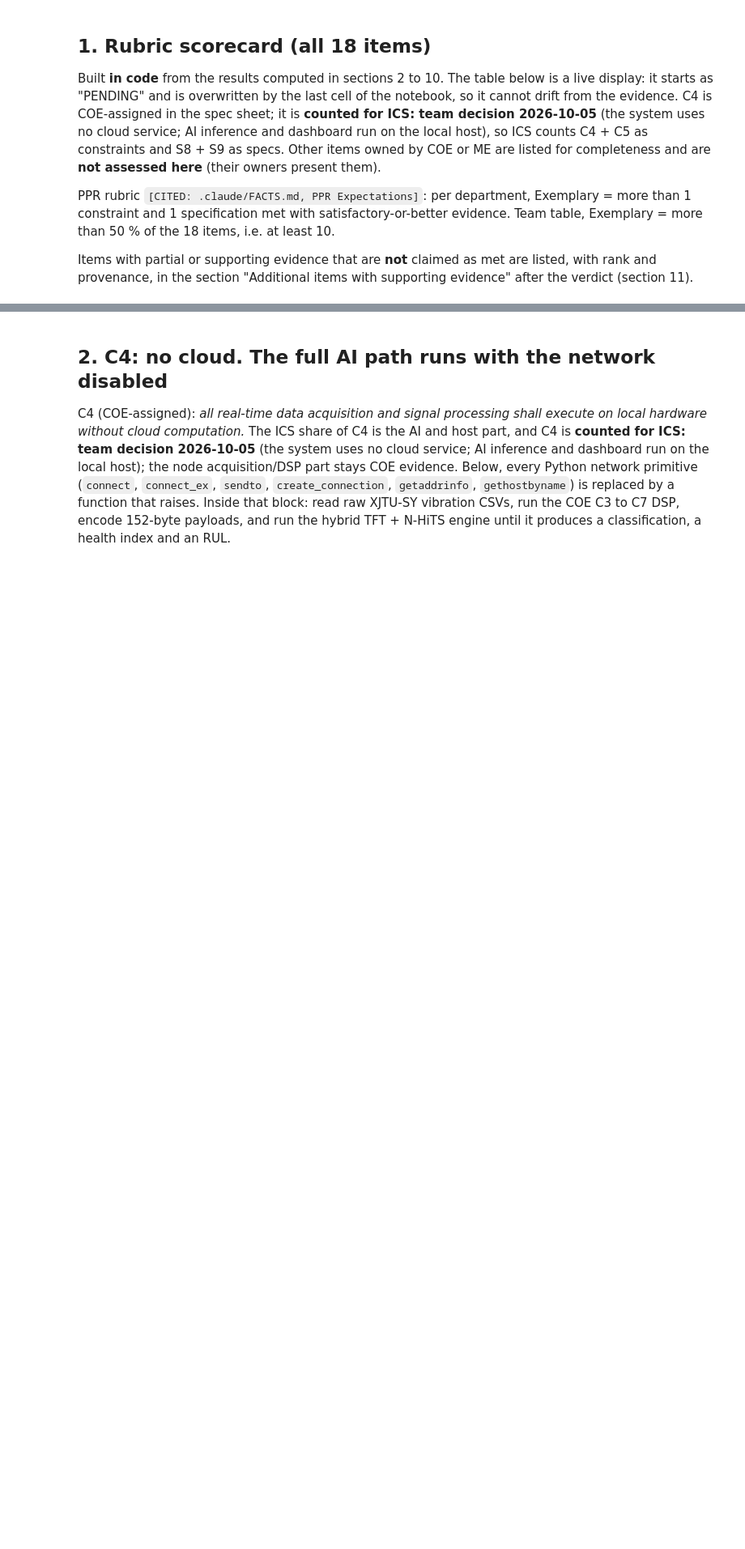
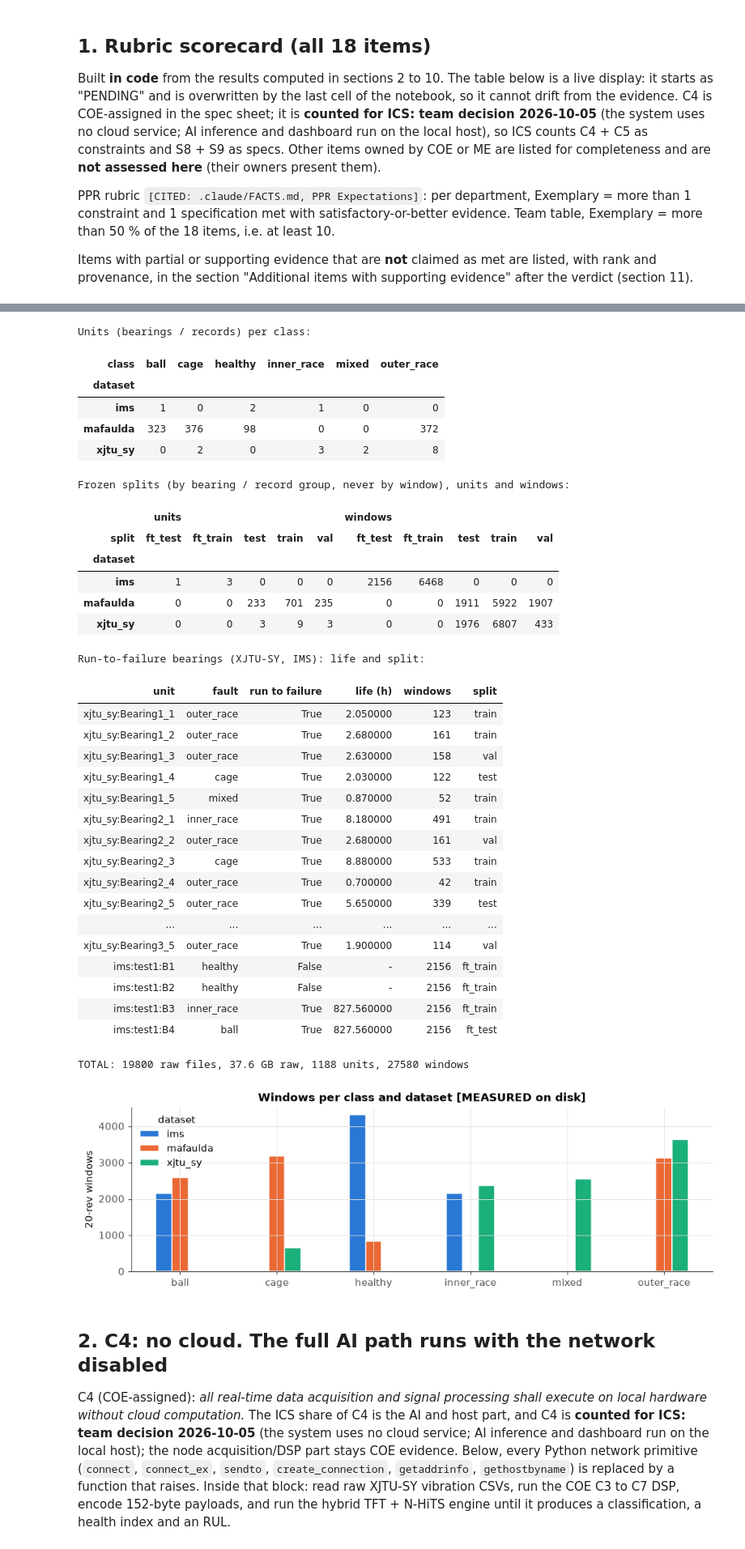
Before and after one commit to amussab/Digital-Twin-Senior-Proj, a Jupyter notebook: AI-engine/notebooks/PPR_ICS_Evidence.ipynb, the cells around one changed output, grey strips where cells are left out. Shown at 81% size. Saved outputs shown, nothing was run; the diff lists cells and outputs as text; code cells hidden in the pictures; blank space fills up the shorter version.

```diff
--- a/AI-engine/notebooks/PPR_ICS_Evidence.ipynb
+++ b/AI-engine/notebooks/PPR_ICS_Evidence.ipynb
@@ -124,0 +132,22 @@ NOT MET and reported as such: **S7** (RUL), **IS3** (classification), **IS2** (p
+# %%
+print("[CITED] dataset facts (publication / dataset page):")
+display(pd.DataFrame(H.DATASET_FACTS).set_index("dataset").style)
+print(H.FEMTO_CWRU_NOTE)
+inv = H.dataset_inventory(DATA)
+print("\n[MEASURED on disk] size of each dataset (raw = vibration files on disk; window = one 20-revolution window of one "
+      "biaxial bearing = 16 features). IMS raw includes tests 2-3 (single-axis, not used).")
+display(inv["size"].style.hide(axis="index"))
+print("Windows per class (one row per dataset):"); display(inv["classes"])
+print("Units (bearings / records) per class:"); display(inv["class_units"])
+print("Frozen splits (by bearing / record group, never by window), units and windows:")
+display(inv["splits"].pivot_table(index="dataset", columns="split", values=["units", "windows"], aggfunc="sum").fillna(0).astype(int))
+print("Run-to-failure bearings (XJTU-SY, IMS): life and split:")
+display(inv["lifetimes"].style.hide(axis="index").format(na_rep="-"))
+tot = inv["size"]
+print(f"TOTAL: {int(tot['raw files'].sum())} raw files, {tot['raw size (GB)'].sum():.1f} GB raw, "
+      f"{int(tot['units (bearing records)'].sum())} units, {int(tot['20-rev windows'].sum())} windows")
+fig, ax = plt.subplots(figsize=(9, 3))
+inv["classes"].T.plot.bar(ax=ax, color=H.PAL[:3], edgecolor="white")
+ax.set_ylabel("20-rev windows"); ax.set_xlabel(""); ax.set_title("Windows per class and dataset [MEASURED on disk]")
+plt.xticks(rotation=0); plt.tight_layout(); plt.show()
+# %% [output]
@@ -125,3 +173,36 @@ NOT MET and reported as such: **S7** (RUL), **IS3** (classification), **IS2** (p
+Units (bearings / records) per class:
+| class | ball | cage | healthy | inner_race | mixed | outer_race |
+| dataset |  |  |  |  |  |  |
+| ims | 1 | 0 | 2 | 1 | 0 | 0 |
+| mafaulda | 323 | 376 | 98 | 0 | 0 | 372 |
+| xjtu_sy | 0 | 2 | 0 | 3 | 2 | 8 |
+Frozen splits (by bearing / record group, never by window), units and windows:
+|  | units |  |  |  |  | windows |  |  |  |  |
+| split | ft_test | ft_train | test | train | val | ft_test | ft_train | test | train | val |
+| dataset |  |  |  |  |  |  |  |  |  |  |
+| ims | 1 | 3 | 0 | 0 | 0 | 2156 | 6468 | 0 | 0 | 0 |
+| mafaulda | 0 | 0 | 233 | 701 | 235 | 0 | 0 | 1911 | 5922 | 1907 |
+| xjtu_sy | 0 | 0 | 3 | 9 | 3 | 0 | 0 | 1976 | 6807 | 433 |
+Run-to-failure bearings (XJTU-SY, IMS): life and split:
+| unit | fault | run to failure | life (h) | windows | split |
+| xjtu_sy:Bearing1_1 | outer_race | True | 2.050000 | 123 | train |
+| xjtu_sy:Bearing1_2 | outer_race | True | 2.680000 | 161 | train |
+| xjtu_sy:Bearing1_3 | outer_race | True | 2.630000 | 158 | val |
+| xjtu_sy:Bearing1_4 | cage | True | 2.030000 | 122 | test |
+| xjtu_sy:Bearing1_5 | mixed | True | 0.870000 | 52 | train |
+| xjtu_sy:Bearing2_1 | inner_race | True | 8.180000 | 491 | train |
+| xjtu_sy:Bearing2_2 | outer_race | True | 2.680000 | 161 | val |
+| xjtu_sy:Bearing2_3 | cage | True | 8.880000 | 533 | train |
+| xjtu_sy:Bearing2_4 | outer_race | True | 0.700000 | 42 | train |
+| xjtu_sy:Bearing2_5 | outer_race | True | 5.650000 | 339 | test |
+| ... | ... | ... | ... | ... | ... |
+| xjtu_sy:Bearing3_5 | outer_race | True | 1.900000 | 114 | val |
+| ims:test1:B1 | healthy | False | - | 2156 | ft_train |
+| ims:test1:B2 | healthy | False | - | 2156 | ft_train |
+| ims:test1:B3 | inner_race | True | 827.560000 | 2156 | ft_train |
+| ims:test1:B4 | ball | True | 827.560000 | 2156 | ft_test |
+TOTAL: 19800 raw files, 37.6 GB raw, 1188 units, 27580 windows
+[figure, added]
 # %% [markdown]
 ## 2. C4: no cloud. The full AI path runs with the network disabled
 
```
Also changed, not shown: parts of 23 cells of this notebook, 3 other files.
